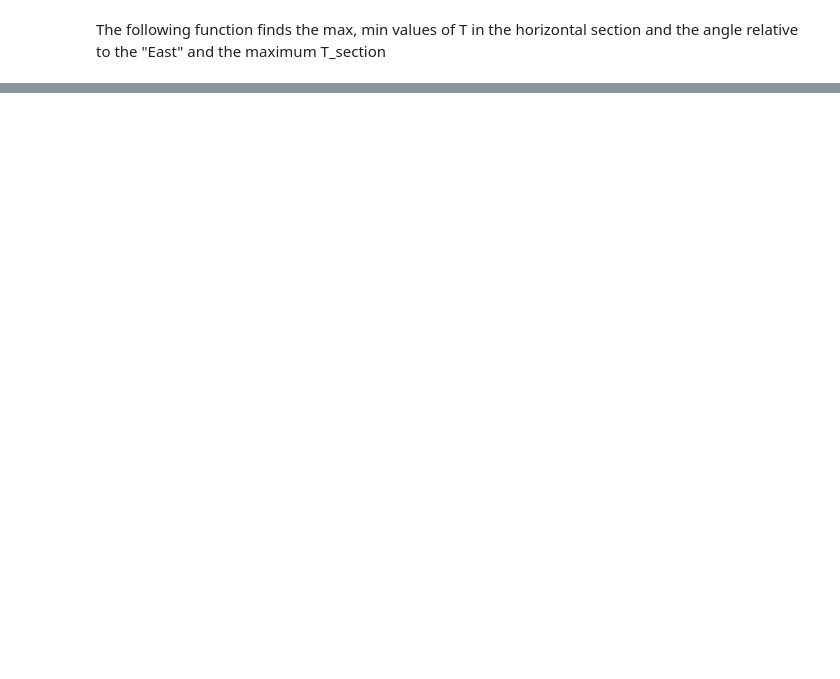
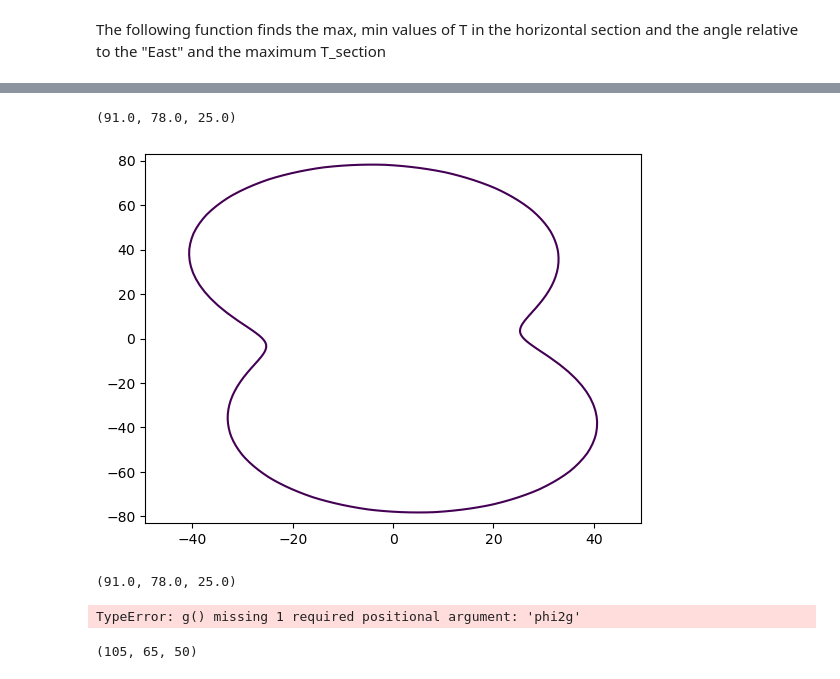
Before and after one commit to bertopadron/FTIR-EBSD, a Jupyter notebook: notebooks2learn/Sliders.ipynb, the cells around one changed output, grey strips where cells are left out. Cells and saved outputs as stored; diff of their text form; code cells hidden in the pictures; blank space fills up the shorter version.

```diff
--- a/notebooks2learn/Sliders.ipynb
+++ b/notebooks2learn/Sliders.ipynb
@@ -163,12 +165,16 @@ section_xy = ax.contour(rotation[0], rotation[1], rotation[2], [0])
 # %% [markdown]
 The following function finds the max, min values of T in the horizontal section and the angle relative to the "East" and the maximum T_section
 # %%
-def parm_section(section_xy):
+def parm_section(phi1, PHI, phi2):
     """ section_xy is generated using ax.contour and z = 0, i.e. [0]
     matplotlib.contour.QuadContourSet
 
     section_xy = ax.contour(rotation[0], rotation[1], rotation[2], [0])
     """
+
+    rotation = rotate(coordinates=(x, y, z), euler_ang=(phi1, PHI, phi2))
+    section_xy = plt.contour(rotation[0], rotation[1], rotation[2], [0])
+
     T_xy = section_xy.allsegs[0]
     T_xy = T_xy[0]
     T_section = np.sqrt(T_xy[:,0]**2 + T_xy[:,1]**2)
@@ -197,0 +193,5 @@ array([[44.99413338, 77.93212505],
+# %%
+parm_section(34, 67, 88)
+# %% [output]
+(91.0, 78.0, 25.0)
+[figure, added]
@@ -197,0 +203,10 @@ array([[44.99413338, 77.93212505],
+# %%
+ydata
+# %% [output]
+(91.0, 78.0, 25.0)
+# %%
+beta = (0.25, 0.75, 0.5)
+beta_opt, beta_cov = optimize.leastsq(g, *beta)
+beta_opt
+# %% [output]
+TypeError: g() missing 1 required positional argument: 'phi2g'
@@ -197,0 +215,4 @@ array([[44.99413338, 77.93212505],
+# %%
+euler_ang
+# %% [output]
+(105, 65, 50)
```
Also changed, not shown: parts of 6 cells of this notebook.
